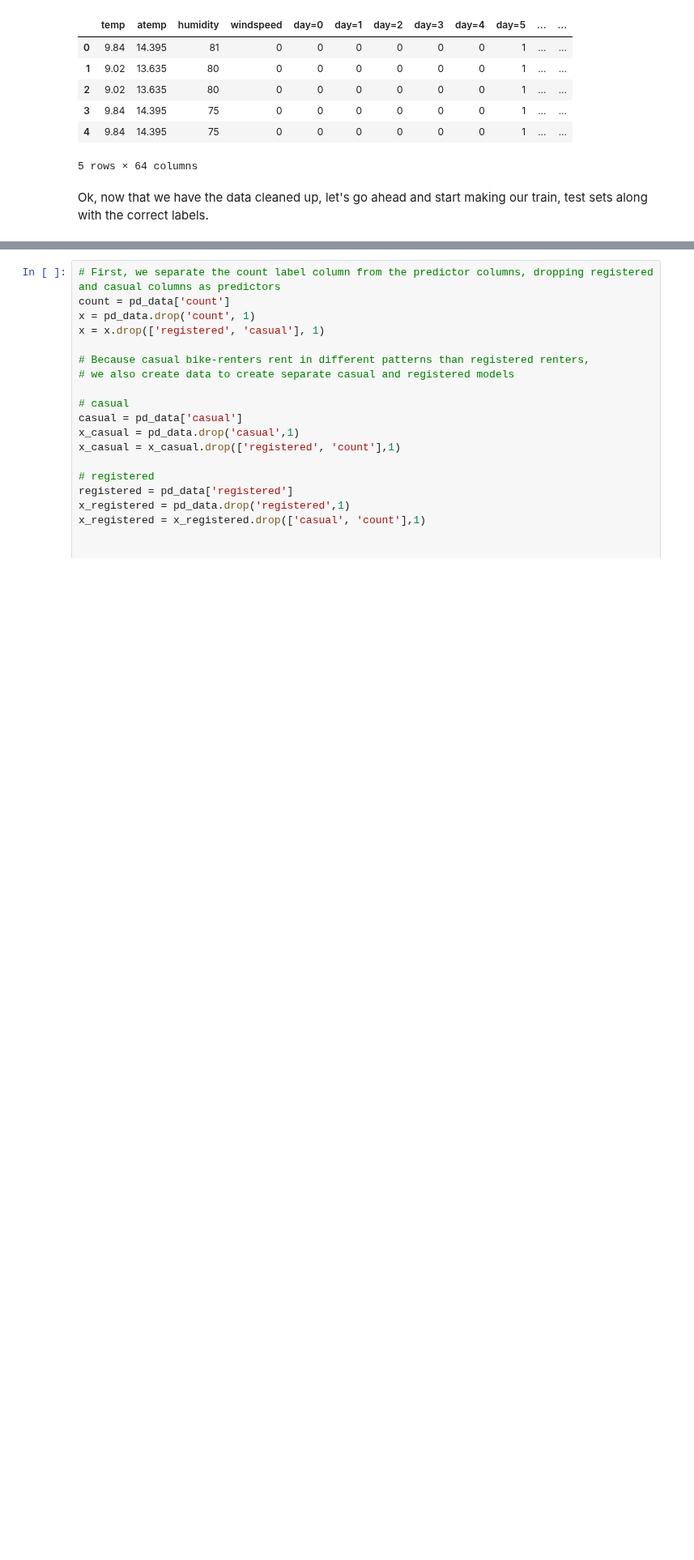
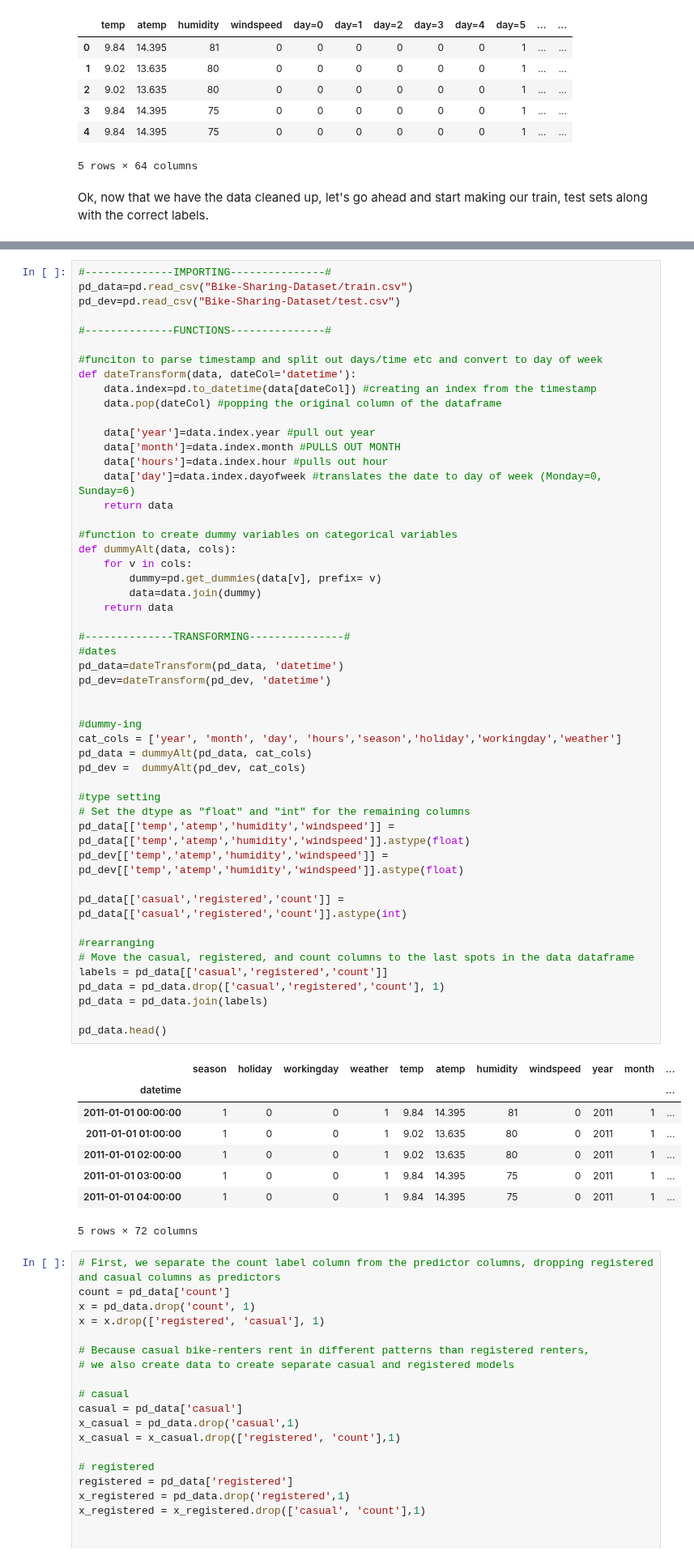
Before and after one commit to elizabethpeters/MIDS_girlpower, a Jupyter notebook: FinalProject.ipynb, the cells around one changed output, grey strips where cells are left out. Shown at 81% size. Cells and saved outputs as stored; diff of their text form; blank space fills up the shorter version.

Commit message:
combined all the pandas work I tried into one cell.  End result is the same as Erin's but with the date index

```diff
--- a/FinalProject.ipynb
+++ b/FinalProject.ipynb
@@ -192,3 +194,62 @@ Ok, now that we have the data cleaned up, let's go ahead and start making our tr
+# %%
+#--------------IMPORTING---------------#
+pd_data=pd.read_csv("Bike-Sharing-Dataset/train.csv")
+pd_dev=pd.read_csv("Bike-Sharing-Dataset/test.csv")
+
+#--------------FUNCTIONS---------------#
+
+#funciton to parse timestamp and split out days/time etc and convert to day of week
+def dateTransform(data, dateCol='datetime'):
+    data.index=pd.to_datetime(data[dateCol]) #creating an index from the timestamp
+    data.pop(dateCol) #popping the original column of the dataframe
+
+    data['year']=data.index.year #pull out year
+    data['month']=data.index.month #PULLS OUT MONTH
+    data['hours']=data.index.hour #pulls out hour
+    data['day']=data.index.dayofweek #translates the date to day of week (Monday=0, Sunday=6)
+    return data
+
+#function to create dummy variables on categorical variables
+def dummyAlt(data, cols):
+    for v in cols:
+        dummy=pd.get_dummies(data[v], prefix= v)
+        data=data.join(dummy)
+    return data
+
+#--------------TRANSFORMING---------------#
+#dates
+pd_data=dateTransform(pd_data, 'datetime')
+pd_dev=dateTransform(pd_dev, 'datetime')
+
+
+#dummy-ing
+cat_cols = ['year', 'month', 'day', 'hours','season','holiday','workingday','weather']
+pd_data = dummyAlt(pd_data, cat_cols)
+pd_dev =  dummyAlt(pd_dev, cat_cols)
+
+#type setting
+# Set the dtype as "float" and "int" for the remaining columns
+pd_data[['temp','atemp','humidity','windspeed']] = pd_data[['temp','atemp','humidity','windspeed']].astype(float)
+pd_dev[['temp','atemp','humidity','windspeed']] = pd_dev[['temp','atemp','humidity','windspeed']].astype(float)
+
+pd_data[['casual','registered','count']] = pd_data[['casual','registered','count']].astype(int)
+
+#rearranging
+# Move the casual, registered, and count columns to the last spots in the data dataframe
+labels = pd_data[['casual','registered','count']]
+pd_data = pd_data.drop(['casual','registered','count'], 1)
+pd_data = pd_data.join(labels)
+
+pd_data.head()
+# %% [output]
+|  | season | holiday | workingday | weather | temp | atemp | humidity | windspeed | year | month | ... |
+| datetime |  |  |  |  |  |  |  |  |  |  | ... |
+| 2011-01-01 00:00:00 | 1 | 0 | 0 | 1 | 9.84 | 14.395 | 81 | 0 | 2011 | 1 | ... |
+| 2011-01-01 01:00:00 | 1 | 0 | 0 | 1 | 9.02 | 13.635 | 80 | 0 | 2011 | 1 | ... |
+| 2011-01-01 02:00:00 | 1 | 0 | 0 | 1 | 9.02 | 13.635 | 80 | 0 | 2011 | 1 | ... |
+| 2011-01-01 03:00:00 | 1 | 0 | 0 | 1 | 9.84 | 14.395 | 75 | 0 | 2011 | 1 | ... |
+| 2011-01-01 04:00:00 | 1 | 0 | 0 | 1 | 9.84 | 14.395 | 75 | 0 | 2011 | 1 | ... |
+5 rows × 72 columns
 # %%
 # First, we separate the count label column from the predictor columns, dropping registered and casual columns as predictors
 count = pd_data['count']
```
Also changed, not shown: parts of 1 cell of this notebook.
